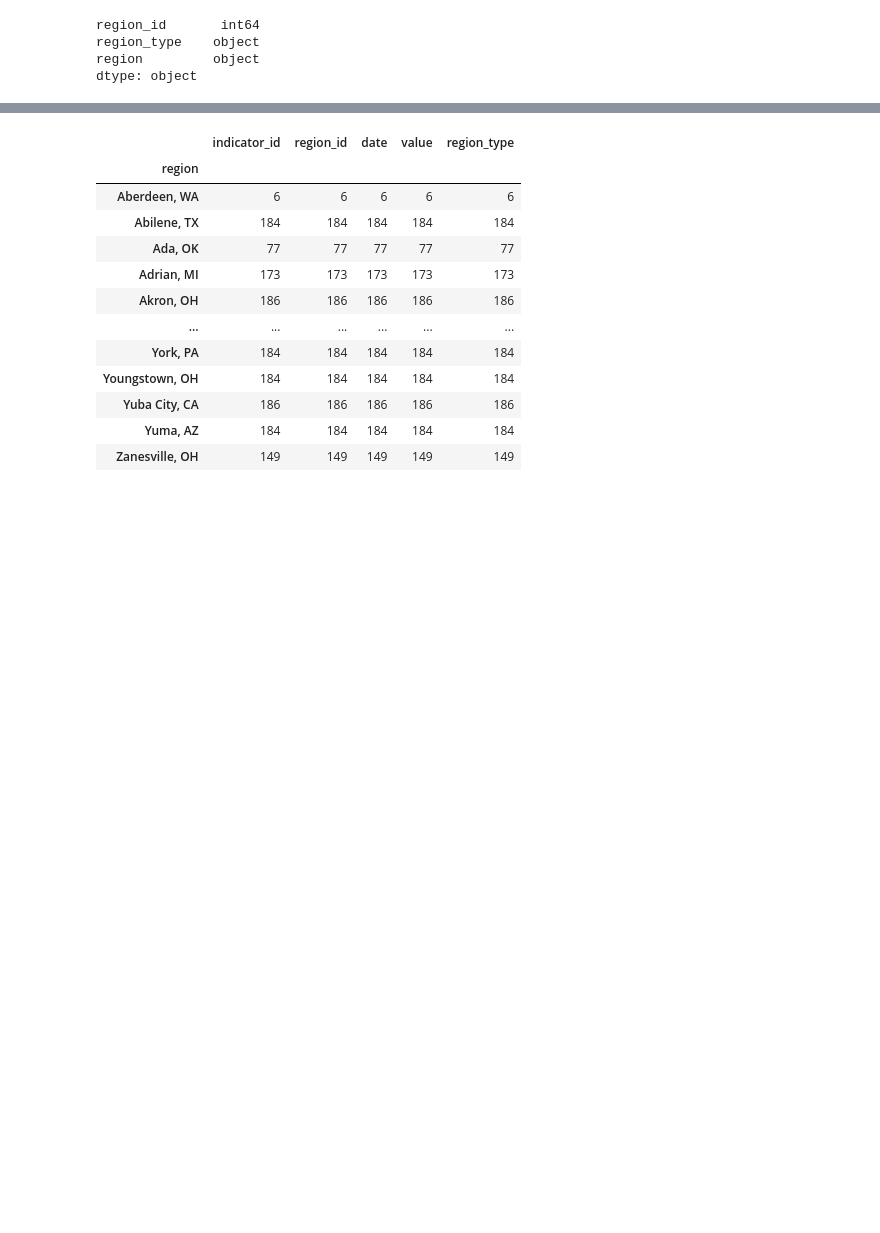
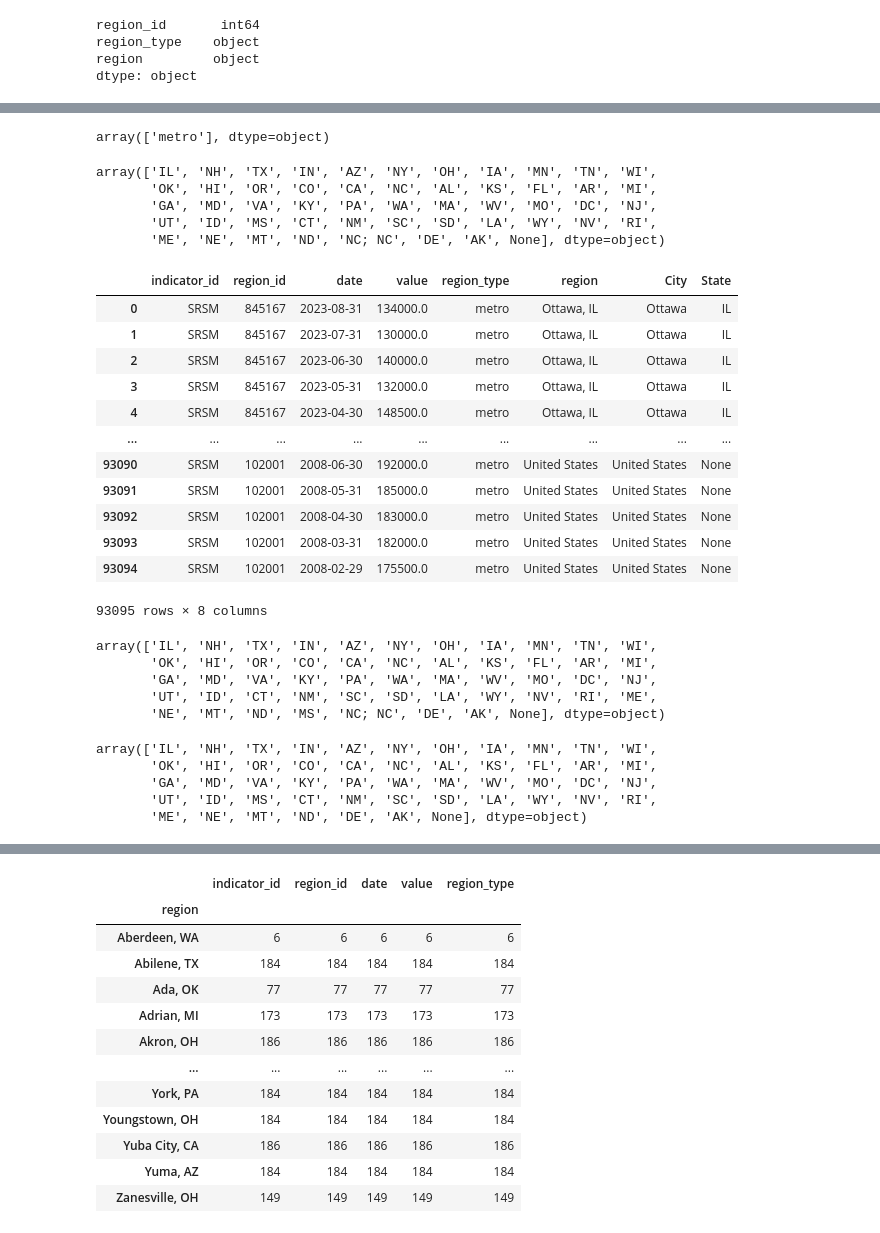
Before and after one commit to wdeen/project-real-estate-analysis, a Jupyter notebook: analysis_jun.ipynb, the cells around one changed output, grey strips where cells are left out. Cells and saved outputs as stored; diff of their text form; code cells hidden in the pictures; blank space fills up the shorter version.

```diff
--- a/analysis_jun.ipynb
+++ b/analysis_jun.ipynb
@@ -65,0 +71,4 @@ NameError: name 'sssm_data' is not defined
+# %%
+# SRSM, raw median price data
+srsm_data = nddl.get_table("ZILLOW/DATA", indicator_id='SRSM', paginate=True)
+srsm_data
@@ -235,0 +244,4 @@ sssm_combine
+# %%
+# combine data and region df raw
+srsm_combine = pd.merge(srsm_data, zregions)
+srsm_combine
@@ -235,0 +262,40 @@ sssm_combine
+# %%
+sram_combine = pd.merge(sram, zregions)
+sram_combine.region_type.unique()
+# %% [output]
+array(['metro'], dtype=object)
+# %%
+sram_combine[['City', 'State']] = sram_combine['region'].str.split(', ', expand=True)
+sram_combine.State.unique()
+# %% [output]
+array(['IL', 'NH', 'TX', 'IN', 'AZ', 'NY', 'OH', 'IA', 'MN', 'TN', 'WI',
+       'OK', 'HI', 'OR', 'CO', 'CA', 'NC', 'AL', 'KS', 'FL', 'AR', 'MI',
+       'GA', 'MD', 'VA', 'KY', 'PA', 'WA', 'MA', 'WV', 'MO', 'DC', 'NJ',
+       'UT', 'ID', 'MS', 'CT', 'NM', 'SC', 'SD', 'LA', 'WY', 'NV', 'RI',
+       'ME', 'NE', 'MT', 'ND', 'NC; NC', 'DE', 'AK', None], dtype=object)
+# %%
+# create new columns City and State
+srsm_combine[['City', 'State']]= srsm_combine['region'].str.split(', ', expand=True)
+srsm_combine
+# %% [output]
+|  | indicator_id | region_id | date | value | region_type | region | City | State |
+| 0 | SRSM | 845167 | 2023-08-31 | 134000.0 | metro | Ottawa, IL | Ottawa | IL |
+| 1 | SRSM | 845167 | 2023-07-31 | 130000.0 | metro | Ottawa, IL | Ottawa | IL |
+| 2 | SRSM | 845167 | 2023-06-30 | 140000.0 | metro | Ottawa, IL | Ottawa | IL |
+| 3 | SRSM | 845167 | 2023-05-31 | 132000.0 | metro | Ottawa, IL | Ottawa | IL |
+| 4 | SRSM | 845167 | 2023-04-30 | 148500.0 | metro | Ottawa, IL | Ottawa | IL |
+| ... | ... | ... | ... | ... | ... | ... | ... | ... |
+| 93090 | SRSM | 102001 | 2008-06-30 | 192000.0 | metro | United States | United States | None |
+| 93091 | SRSM | 102001 | 2008-05-31 | 185000.0 | metro | United States | United States | None |
+| 93092 | SRSM | 102001 | 2008-04-30 | 183000.0 | metro | United States | United States | None |
+| 93093 | SRSM | 102001 | 2008-03-31 | 182000.0 | metro | United States | United States | None |
+| 93094 | SRSM | 102001 | 2008-02-29 | 175500.0 | metro | United States | United States | None |
+93095 rows × 8 columns
+# %%
+srsm_combine.State.unique()
+# %% [output]
+array(['IL', 'NH', 'TX', 'IN', 'AZ', 'NY', 'OH', 'IA', 'MN', 'TN', 'WI',
+       'OK', 'HI', 'OR', 'CO', 'CA', 'NC', 'AL', 'KS', 'FL', 'AR', 'MI',
+       'GA', 'MD', 'VA', 'KY', 'PA', 'WA', 'MA', 'WV', 'MO', 'DC', 'NJ',
+       'UT', 'ID', 'CT', 'NM', 'SC', 'SD', 'LA', 'WY', 'NV', 'RI', 'ME',
+       'NE', 'MT', 'ND', 'MS', 'NC; NC', 'DE', 'AK', None], dtype=object)
@@ -235,0 +309,9 @@ sssm_combine
+# %%
+sram_combine['State'] = sram_combine['State'].str.replace("NC; NC", "NC")
+sram_combine.State.unique()
+# %% [output]
+array(['IL', 'NH', 'TX', 'IN', 'AZ', 'NY', 'OH', 'IA', 'MN', 'TN', 'WI',
+       'OK', 'HI', 'OR', 'CO', 'CA', 'NC', 'AL', 'KS', 'FL', 'AR', 'MI',
+       'GA', 'MD', 'VA', 'KY', 'PA', 'WA', 'MA', 'WV', 'MO', 'DC', 'NJ',
+       'UT', 'ID', 'MS', 'CT', 'NM', 'SC', 'SD', 'LA', 'WY', 'NV', 'RI',
+       'ME', 'NE', 'MT', 'ND', 'DE', 'AK', None], dtype=object)
```
Also changed, not shown: parts of 60 cells of this notebook.
